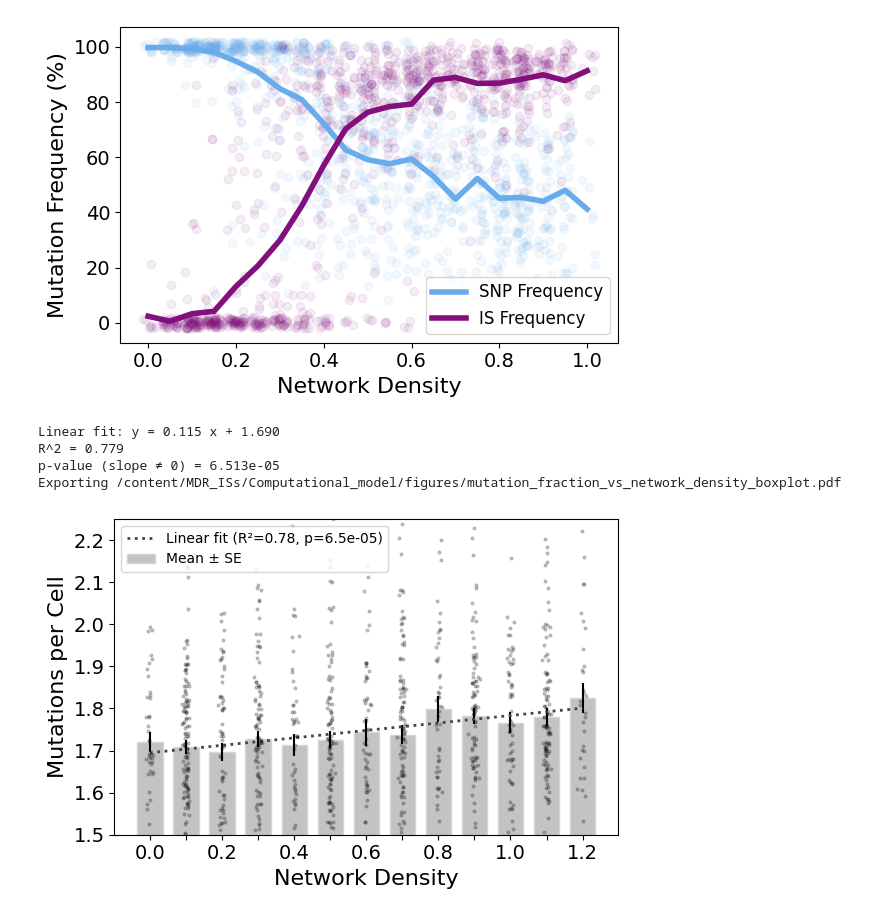
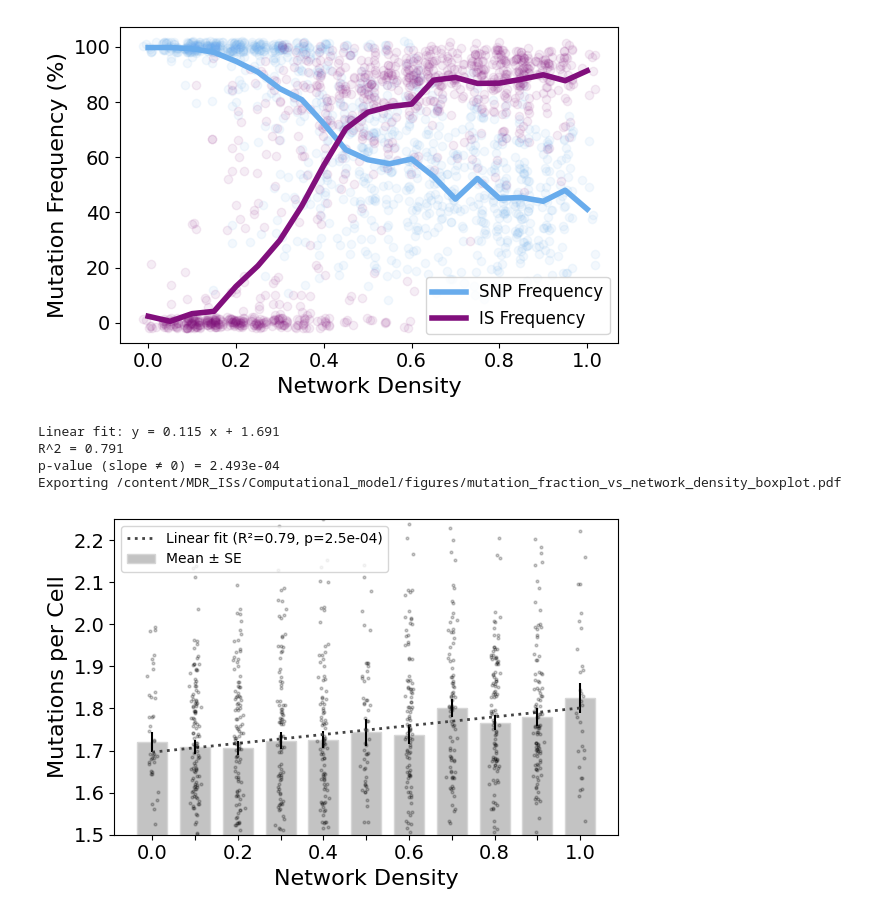
Before and after one commit to ccg-esb-lab/MDR_IS_Model, a Jupyter notebook: MonodGillespieIS_networks.ipynb, the cells around one changed output. Cells and saved outputs as stored; diff of their text form; code cells hidden in the pictures.

```diff
--- a/MonodGillespieIS_networks.ipynb
+++ b/MonodGillespieIS_networks.ipynb
@@ -918,7 +918,7 @@ def plotMutantsVsX_boxplot(x_values, total_mutants_per_case, total_population, x
     mutation_fraction = np.clip(mutation_fraction, 0, None)
 
     # Bin the x-values into 20 bins
-    xticks_values = np.arange(0., 1.3, 0.1)  # Explicitly set x-tick values
+    xticks_values = np.arange(0., 1.1, 0.1)  # Explicitly set x-tick values
     num_bins = len(xticks_values)  # Ensure bins match desired xticks
 
     bins = np.linspace(min(x_values), max(x_values), num_bins + 1)
@@ -995,34 +995,34 @@ def plotMutantsVsX_boxplot(x_values, total_mutants_per_case, total_population, x
         color='#444444',
         linestyle=':',
         linewidth=2,
         label=f'Linear fit (R²={r_squared:.2f}, p={p_value:.1e})'
     )
 
     ax.set_xticks(range(len(bin_centers)))
     ax.set_xticklabels([f"{b:.1f}" if i % 2 == 0 else "" for i, b in enumerate(xticks_values)], fontsize=14)
     ax.set_ylim([1.5, 2.25])
     plt.yticks(fontsize=14)
     ax.set_xlabel(x_label, fontsize=16)
     ax.set_ylabel("Mutations per Cell", fontsize=16)
     ax.tick_params(axis='both', labelsize=14)
     ax.legend(fontsize=10, loc='upper left')
     ax.grid(False)
     ax.tick_params(axis='both', labelsize=14)
     plt.tight_layout()
 
     # Save or show the plot
     if outPath:
         filename = f"{outPath}/mutation_fraction_vs_{x_label.replace(' ', '_').lower()}_boxplot.pdf"
         plt.savefig(filename, format='pdf', dpi=300)
         print(f"Exporting {filename}")
         plt.show()
     else:
         plt.show()
 
 plotMutantsVsX_boxplot(network_densities, total_mutants, total_cells, x_label="Network Density", outPath=pathFIGURES)
 # %% [output]
-Linear fit: y = 0.115 x + 1.690
-R^2 = 0.779
-p-value (slope ≠ 0) = 6.513e-05
+Linear fit: y = 0.115 x + 1.691
+R^2 = 0.791
+p-value (slope ≠ 0) = 2.493e-04
 Exporting /content/MDR_ISs/Computational_model/figures/mutation_fraction_vs_network_density_boxplot.pdf
-[figure, old version]
+[figure, new version]
```
